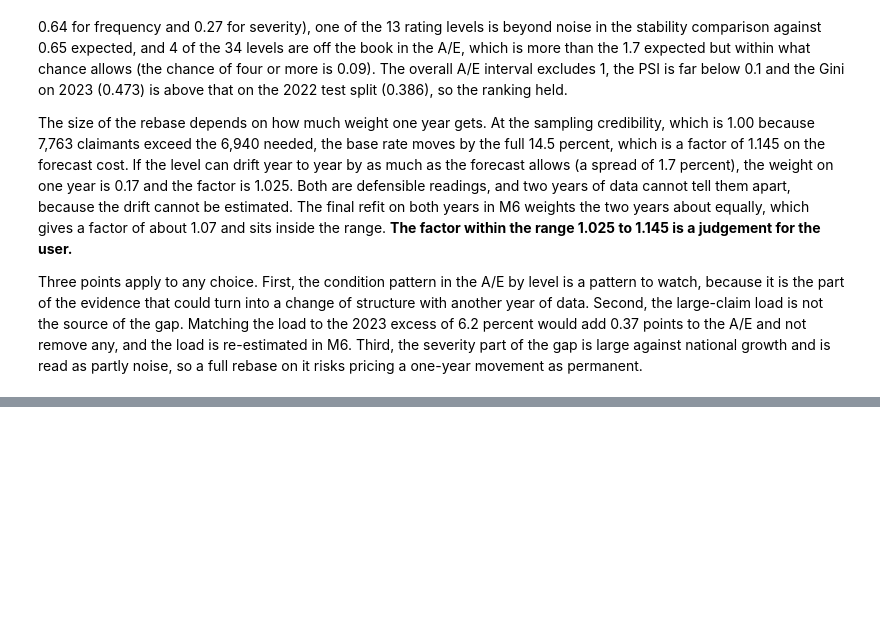
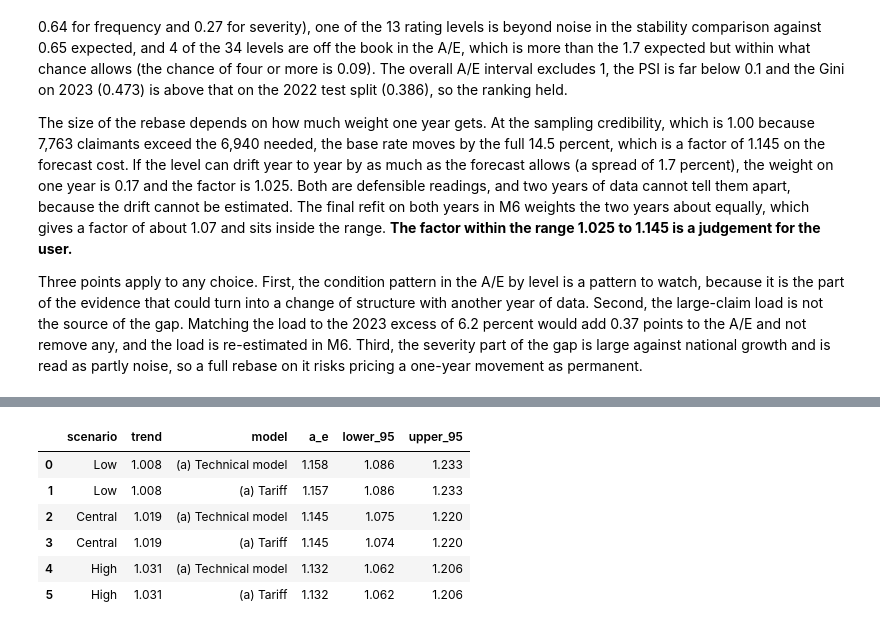
Before and after one commit to asudarmo/health-pricing-meps, a Jupyter notebook: notebooks/04_monitoring.ipynb, the cells around one changed output, grey strips where cells are left out. Cells and saved outputs as stored; diff of their text form; code cells hidden in the pictures; blank space fills up the shorter version.

```diff
--- a/notebooks/04_monitoring.ipynb
+++ b/notebooks/04_monitoring.ipynb
@@ -1197,0 +1205,16 @@ so a full rebase on it risks pricing a one-year movement as permanent.
+# %%
+from health_pricing.models import sensitivity
+
+scenario_factors = sensitivity.scenario_factors(central)
+trend_overall, trend_ages = sensitivity.trend_sensitivity(frozen, oot, scenario_factors)
+outofsample.save_table(trend_overall, "trend_sensitivity_overall_2023.csv")
+outofsample.save_table(trend_ages, "trend_sensitivity_age_group_2023.csv")
+trend_overall[["scenario", "trend", "model", "a_e", "lower_95", "upper_95"]]
+# %% [output]
+|  | scenario | trend | model | a_e | lower_95 | upper_95 |
+| 0 | Low | 1.008 | (a) Technical model | 1.158 | 1.086 | 1.233 |
+| 1 | Low | 1.008 | (a) Tariff | 1.157 | 1.086 | 1.233 |
+| 2 | Central | 1.019 | (a) Technical model | 1.145 | 1.075 | 1.220 |
+| 3 | Central | 1.019 | (a) Tariff | 1.145 | 1.074 | 1.220 |
+| 4 | High | 1.031 | (a) Technical model | 1.132 | 1.062 | 1.206 |
+| 5 | High | 1.031 | (a) Tariff | 1.132 | 1.062 | 1.206 |
```
Also changed, not shown: parts of 7 cells of this notebook, 7 other files.
